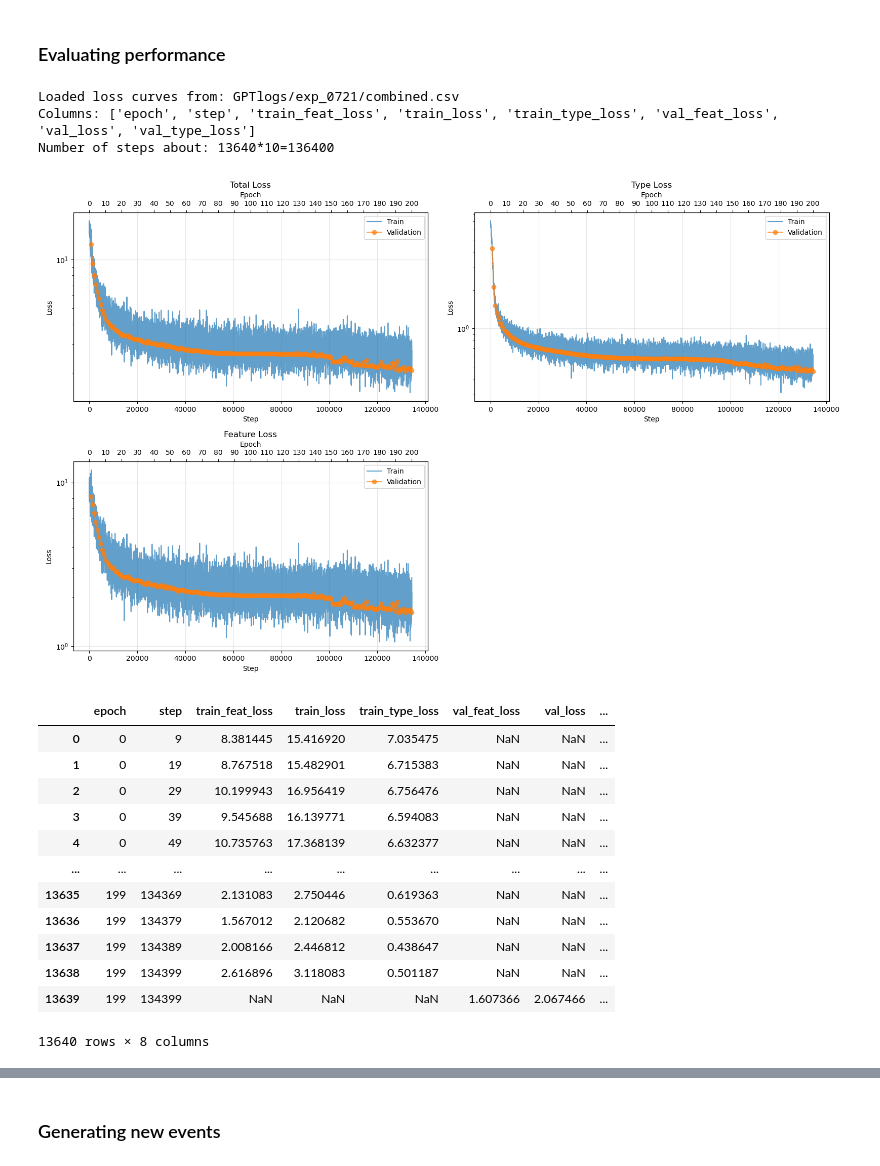
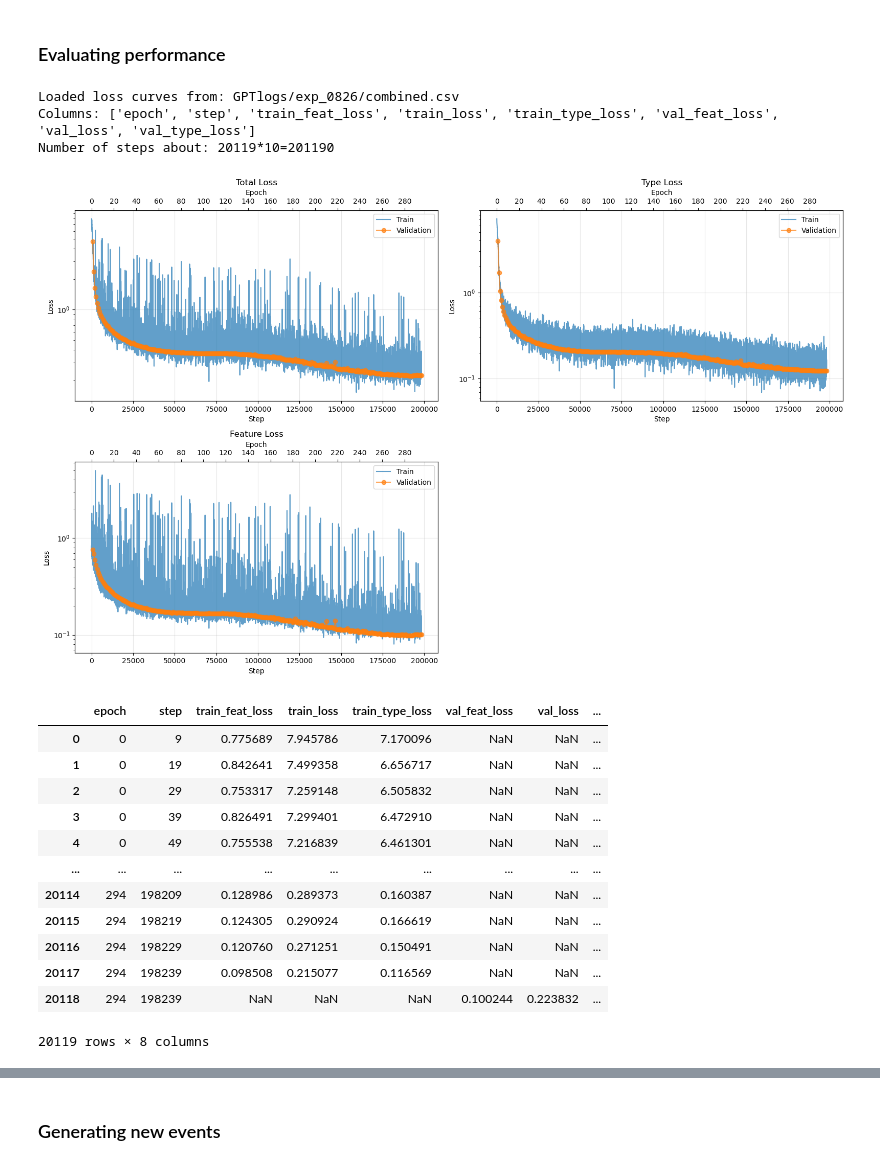
Before and after one commit to Yinrui-Liu/GiBUU_viz, a Jupyter notebook: GiBUU_Transformer.ipynb, the cells around one changed output, grey strips where cells are left out. Drawn from its saved outputs; the diff is of its cells as text; code cells hidden in the pictures.

```diff
--- a/GiBUU_Transformer.ipynb
+++ b/GiBUU_Transformer.ipynb
@@ -880,7 +1329,7 @@ def load_and_plot_loss_curves(log_dir):
         # Plot train loss (all steps, ignore NaN)
         if train_col in df.columns:
             train_mask = ~df[train_col].isna()
-            ax.plot(df['step'][train_mask], df[train_col][train_mask], label='Train', alpha=0.7)
+            ax.plot(df['step'][train_mask][::1], df[train_col][train_mask][::1], label='Train', alpha=0.7)
         # Plot val loss (only at epoch end, ignore NaN)
         if val_col in df.columns:
             val_mask = ~df[val_col].isna()
@@ -912,54 +1361,54 @@ def load_and_plot_loss_curves(log_dir):
                 epoch_ticks = df['epoch'][val_mask].astype(int)+1
                 step_ticks = df['step'][val_mask]
                 ax2.set_xticks(step_ticks)
                 ax2.set_xticklabels(epoch_ticks)
             else:
                 ax2.set_xticks(ax.get_xticks())
                 ax2.set_xticklabels(['']*len(ax.get_xticks()))
             ax2.set_xlabel('Epoch')
 
     logy = True
-    custom_epoch_ticks = np.arange(0, 200+1, 10)
+    custom_epoch_ticks = np.arange(0, 290+1, 20)
     plot_loss(axes[0, 0], 'train_loss', 'val_loss', 'Total Loss', logy, custom_epoch_ticks)
     plot_loss(axes[0, 1], 'train_type_loss', 'val_type_loss', 'Type Loss', logy, custom_epoch_ticks)
     plot_loss(axes[1, 0], 'train_feat_loss', 'val_feat_loss', 'Feature Loss', logy, custom_epoch_ticks)
 
     # Hide unused subplot if only 3 plots
     axes[1, 1].axis('off')
 
     plt.tight_layout()
     plt.show()
 
     return df
 
-
+exp_path = "GPTlogs/exp_0826"
 if False: # set True if it has been resumed training, then loss will be saved to multiple csv files
-    dfs = [pd.read_csv(f'GPTlogs/exp_0721/version_{i}/metrics.csv') for i in [0, 1, 2]]
+    dfs = [pd.read_csv(f'{exp_path}/version_{i}/metrics.csv') for i in [0]]
     combined = pd.concat(dfs, ignore_index=True)
     # Sort by step or epoch if needed
     #combined = combined.sort_values(by="step").reset_index(drop=True)
     # Save to new file
-    combined.to_csv("GPTlogs/exp_0721/combined.csv", index=False)
+    combined.to_csv(f"{exp_path}/combined.csv", index=False)
 
-load_and_plot_loss_curves("GPTlogs/exp_0721/")
+load_and_plot_loss_curves(exp_path)
 # %% [output]
-Loaded loss curves from: GPTlogs/exp_0721/combined.csv
+Loaded loss curves from: GPTlogs/exp_0826/combined.csv
 Columns: ['epoch', 'step', 'train_feat_loss', 'train_loss', 'train_type_loss', 'val_feat_loss', 'val_loss', 'val_type_loss']
-Number of steps about: 13640*10=136400
+Number of steps about: 20119*10=201190
-[figure, old version]
+[figure, new version]
 |  | epoch | step | train_feat_loss | train_loss | train_type_loss | val_feat_loss | val_loss | ... |
-| 0 | 0 | 9 | 8.381445 | 15.416920 | 7.035475 | NaN | NaN | ... |
-| 1 | 0 | 19 | 8.767518 | 15.482901 | 6.715383 | NaN | NaN | ... |
-| 2 | 0 | 29 | 10.199943 | 16.956419 | 6.756476 | NaN | NaN | ... |
-| 3 | 0 | 39 | 9.545688 | 16.139771 | 6.594083 | NaN | NaN | ... |
-| 4 | 0 | 49 | 10.735763 | 17.368139 | 6.632377 | NaN | NaN | ... |
+| 0 | 0 | 9 | 0.775689 | 7.945786 | 7.170096 | NaN | NaN | ... |
+| 1 | 0 | 19 | 0.842641 | 7.499358 | 6.656717 | NaN | NaN | ... |
+| 2 | 0 | 29 | 0.753317 | 7.259148 | 6.505832 | NaN | NaN | ... |
+| 3 | 0 | 39 | 0.826491 | 7.299401 | 6.472910 | NaN | NaN | ... |
+| 4 | 0 | 49 | 0.755538 | 7.216839 | 6.461301 | NaN | NaN | ... |
 | ... | ... | ... | ... | ... | ... | ... | ... | ... |
-| 13635 | 199 | 134369 | 2.131083 | 2.750446 | 0.619363 | NaN | NaN | ... |
-| 13636 | 199 | 134379 | 1.567012 | 2.120682 | 0.553670 | NaN | NaN | ... |
-| 13637 | 199 | 134389 | 2.008166 | 2.446812 | 0.438647 | NaN | NaN | ... |
-| 13638 | 199 | 134399 | 2.616896 | 3.118083 | 0.501187 | NaN | NaN | ... |
-| 13639 | 199 | 134399 | NaN | NaN | NaN | 1.607366 | 2.067466 | ... |
+| 20114 | 294 | 198209 | 0.128986 | 0.289373 | 0.160387 | NaN | NaN | ... |
+| 20115 | 294 | 198219 | 0.124305 | 0.290924 | 0.166619 | NaN | NaN | ... |
+| 20116 | 294 | 198229 | 0.120760 | 0.271251 | 0.150491 | NaN | NaN | ... |
+| 20117 | 294 | 198239 | 0.098508 | 0.215077 | 0.116569 | NaN | NaN | ... |
+| 20118 | 294 | 198239 | NaN | NaN | NaN | 0.100244 | 0.223832 | ... |
-13640 rows × 8 columns
+20119 rows × 8 columns
 # %%
 ### total class accuracy and feature loss
 
```
Also changed, not shown: parts of 20 cells of this notebook.
